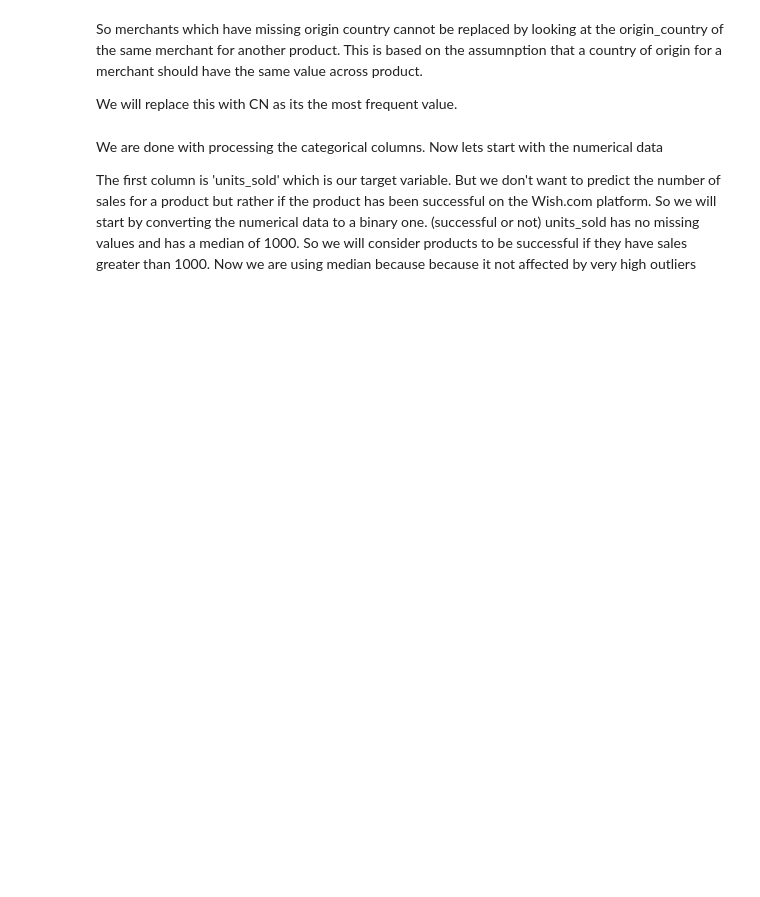
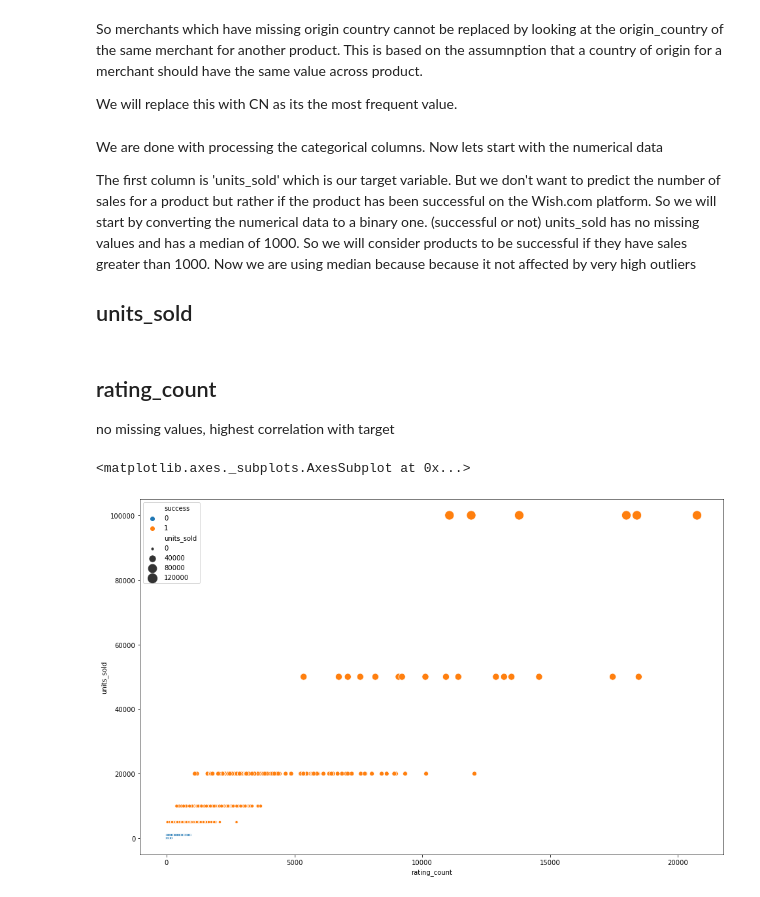
Before and after one commit to pritesh-ranjan/Wish.com-Sales-Data-Predictive-Analytics, a Jupyter notebook: exploratory-data-analysis-of-wish-com-sales.ipynb, the cells around one changed output. Drawn from its saved outputs; the diff is of its cells as text; code cells hidden in the pictures; blank space fills up the shorter version.

```diff
--- a/exploratory-data-analysis-of-wish-com-sales.ipynb
+++ b/exploratory-data-analysis-of-wish-com-sales.ipynb
@@ -263,5 +542,17 @@ The first column is 'units_sold' which is our target variable. But we don't want
 So we will start by converting the numerical data to a binary one. (successful or not)
 units_sold has no missing values and has a median of 1000. So we will consider products to be successful if they have sales greater than 1000.
 Now we are using median because because it not affected by very high outliers
+
+## units_sold
 # %%
 product_sales_df['success'] = product_sales_df['units_sold'].apply(lambda x: 1 if x>1000 else 0)
+# %% [markdown]
+## rating_count
+no missing values, highest correlation with target
+# %%
+fig = plt.gcf()
+fig.set_size_inches( 16, 10)
+sns.scatterplot(data=product_sales_df, x="rating_count", y="units_sold", hue='success', size='units_sold', sizes=(10, 200))
+# %% [output]
+<matplotlib.axes._subplots.AxesSubplot at 0x...>
+[figure, added]
```
Also changed, not shown: parts of 39 cells of this notebook.
